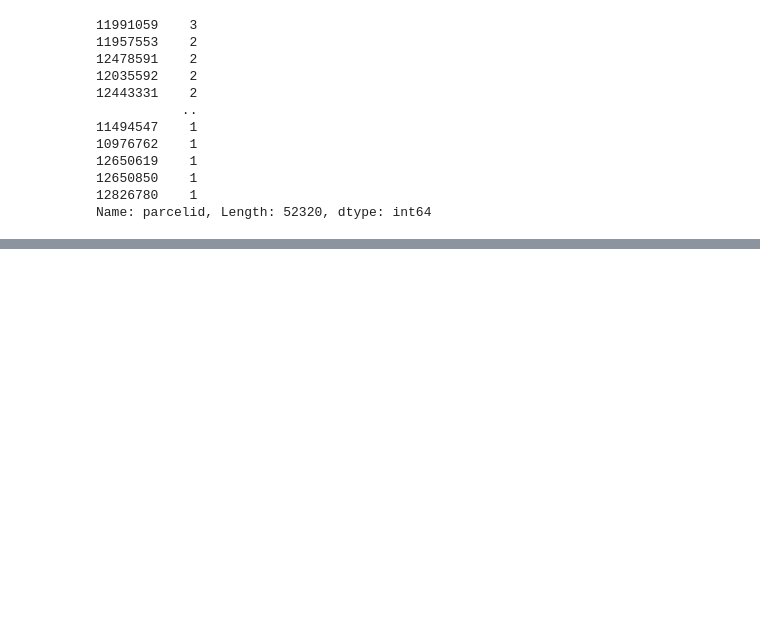
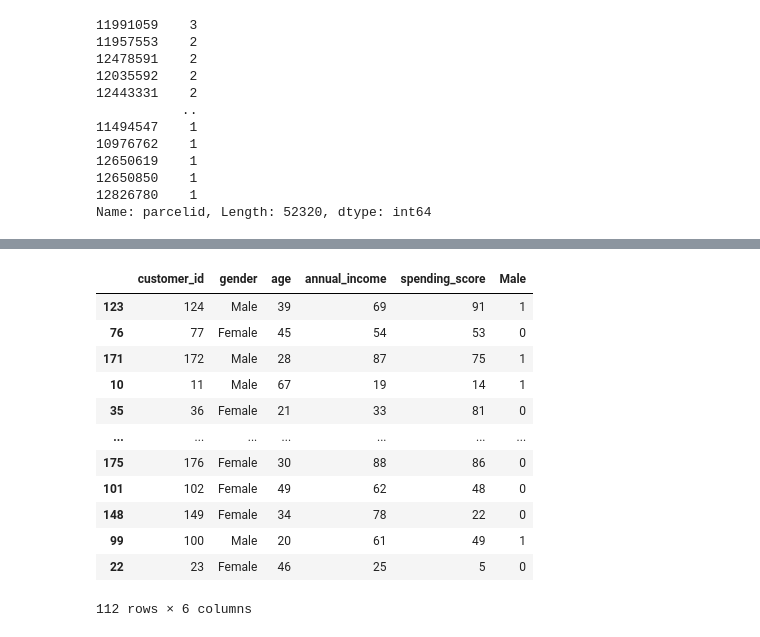
Before and after one commit to jeneyring/clustering-exercises-s, a Jupyter notebook: clustering-exercises.ipynb, the cells around one changed output, grey strips where cells are left out. Cells and saved outputs as stored; diff of their text form; code cells hidden in the pictures; blank space fills up the shorter version.

```diff
--- a/clustering-exercises.ipynb
+++ b/clustering-exercises.ipynb
@@ -61,0 +384,17 @@ Name: parcelid, Length: 52320, dtype: int64
+# %%
+from sklearn.model_selection import train_test_split
+
+def split_data(df):
+    '''
+    take in a DataFrame and return train, validate, and test DataFrames; stratify on taxvaluedollarcnt.
+    return train, validate, test DataFrames.
+    '''
+
+
+    train_validate, test = train_test_split(df, test_size=.2, random_state=123)
+    train, validate = train_test_split(train_validate,
+                                       test_size=.3,
+                                       random_state=123)
+    return train, validate, test
+
+train, validate, test = split_data(df)
@@ -61,0 +413,4 @@ Name: parcelid, Length: 52320, dtype: int64
+# %%
+dummy_df = pd.get_dummies(train['gender'],dummy_na=False, drop_first = True)
+#append to add encoded col to df
+train = pd.concat([train, dummy_df], axis=1)
@@ -61,0 +444,18 @@ Name: parcelid, Length: 52320, dtype: int64
+# %%
+#dropping not needed columns
+cols_to_remove = ['customer_id_outliers','age_outliers','annual_income_outliers','spending_score_outliers']
+train.drop(columns=cols_to_remove)
+# %% [output]
+|  | customer_id | gender | age | annual_income | spending_score | Male |
+| 123 | 124 | Male | 39 | 69 | 91 | 1 |
+| 76 | 77 | Female | 45 | 54 | 53 | 0 |
+| 171 | 172 | Male | 28 | 87 | 75 | 1 |
+| 10 | 11 | Male | 67 | 19 | 14 | 1 |
+| 35 | 36 | Female | 21 | 33 | 81 | 0 |
+| ... | ... | ... | ... | ... | ... | ... |
+| 175 | 176 | Female | 30 | 88 | 86 | 0 |
+| 101 | 102 | Female | 49 | 62 | 48 | 0 |
+| 148 | 149 | Female | 34 | 78 | 22 | 0 |
+| 99 | 100 | Male | 20 | 61 | 49 | 1 |
+| 22 | 23 | Female | 46 | 25 | 5 | 0 |
+112 rows × 6 columns
```
Also changed, not shown: parts of 44 cells of this notebook, 1 other file.
